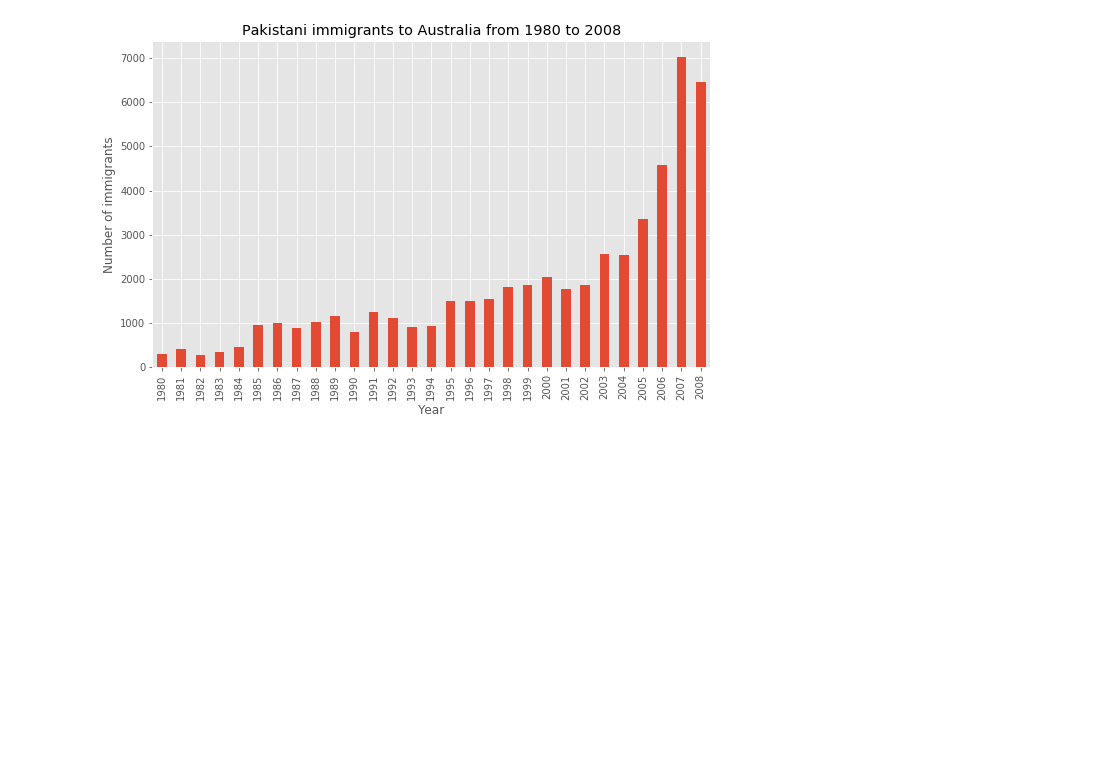
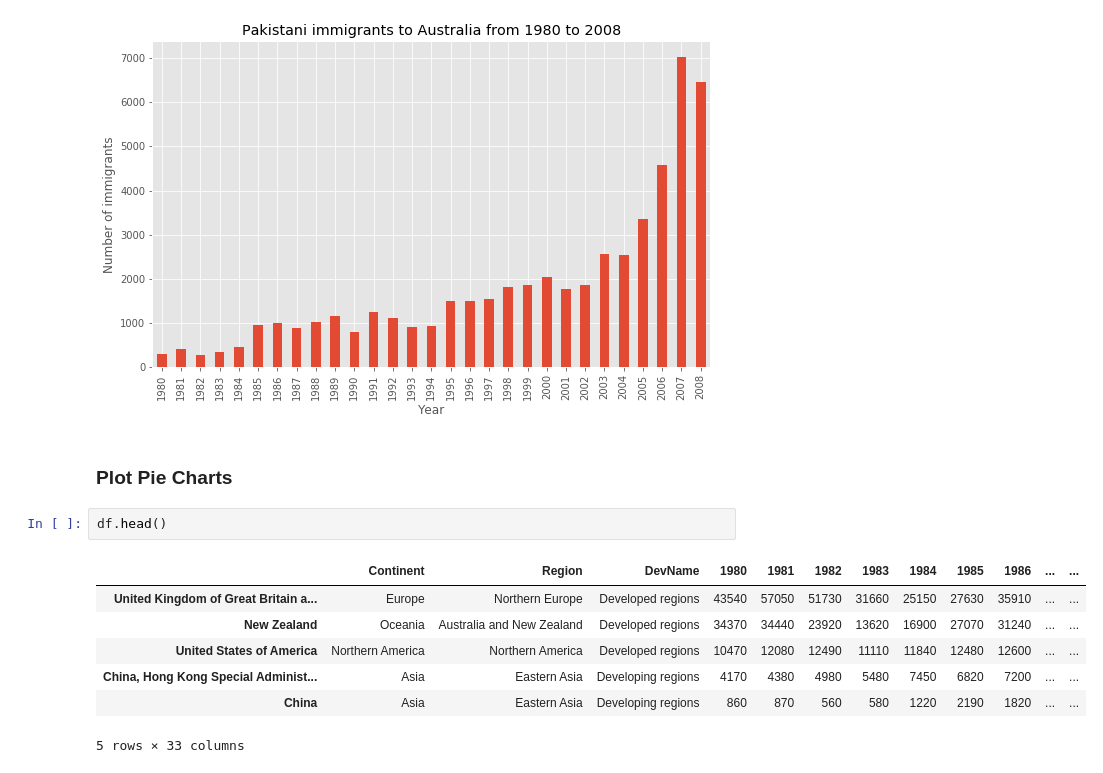
Before and after one commit to AmmaraRazzaq/dataVisualization_with_Python, a Jupyter notebook: Australia_Immigration.ipynb, the cells around one changed output. Saved outputs shown, nothing was run; the diff lists cells and outputs as text; blank space fills up the shorter version.

```diff
--- a/Australia_Immigration.ipynb
+++ b/Australia_Immigration.ipynb
@@ -428,3 +428,15 @@ plt.title('Pakistani immigrants to Australia from 1980 to 2008')
 # %% [output]
 Text(0.5, 1.0, 'Pakistani immigrants to Australia from 1980 to 2008')
 [figure]
+# %% [markdown]
+### Plot Pie Charts
+# %%
+df.head()
+# %% [output]
+|  | Continent | Region | DevName | 1980 | 1981 | 1982 | 1983 | 1984 | 1985 | 1986 | ... | ... |
+| United Kingdom of Great Britain a... | Europe | Northern Europe | Developed regions | 43540 | 57050 | 51730 | 31660 | 25150 | 27630 | 35910 | ... | ... |
+| New Zealand | Oceania | Australia and New Zealand | Developed regions | 34370 | 34440 | 23920 | 13620 | 16900 | 27070 | 31240 | ... | ... |
+| United States of America | Northern America | Northern America | Developed regions | 10470 | 12080 | 12490 | 11110 | 11840 | 12480 | 12600 | ... | ... |
+| China, Hong Kong Special Administ... | Asia | Eastern Asia | Developing regions | 4170 | 4380 | 4980 | 5480 | 7450 | 6820 | 7200 | ... | ... |
+| China | Asia | Eastern Asia | Developing regions | 860 | 870 | 560 | 580 | 1220 | 2190 | 1820 | ... | ... |
+5 rows × 33 columns
```
Also changed, not shown: parts of 4 cells of this notebook.
